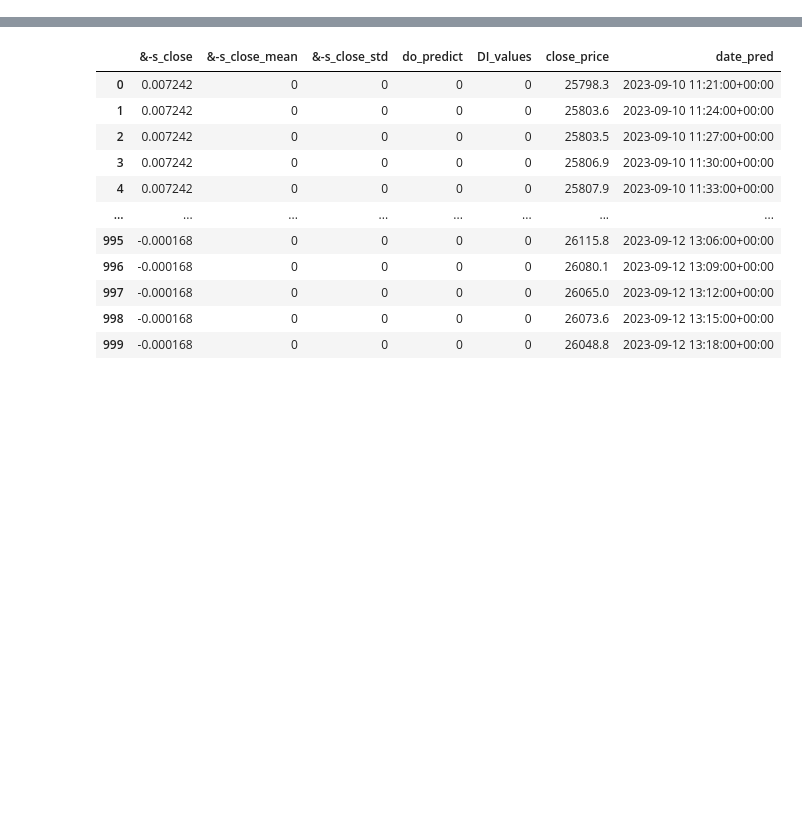
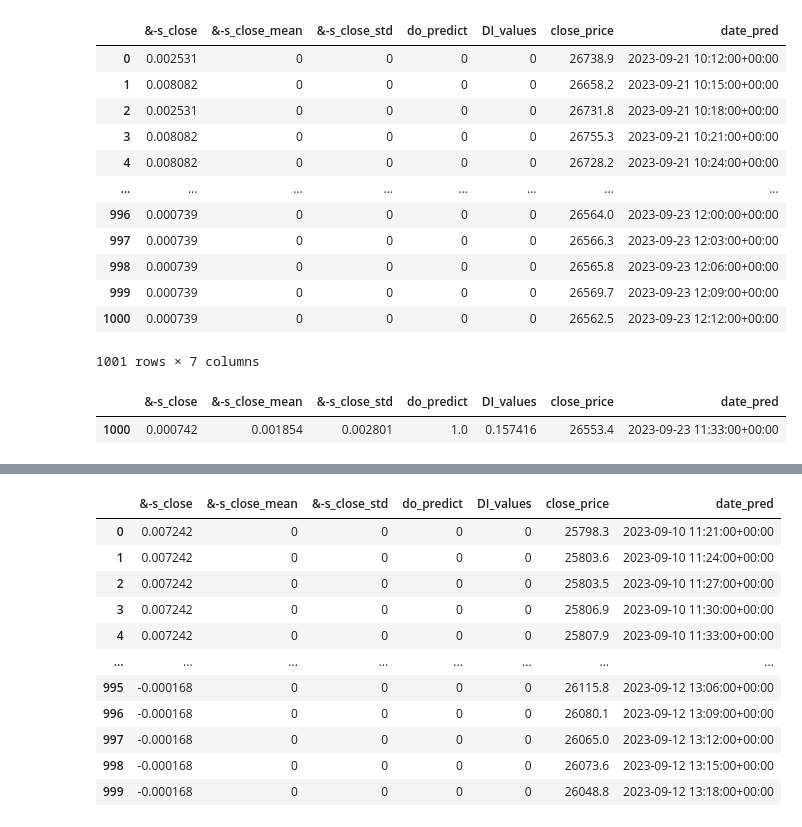
Before and after one commit to hamidreza07/freqtrade, a Jupyter notebook: 1.ipynb, the cells around one changed output, grey strips where cells are left out. Drawn from its saved outputs; the diff is of its cells as text; code cells hidden in the pictures; blank space fills up the shorter version.

```diff
--- a/1.ipynb
+++ b/1.ipynb
@@ -3,3 +3,24 @@ import pickle
 # %%
 with open('user_data/models/uniqe-id/historic_predictions.pkl','rb') as f:
     model2 = pickle.load(f)
+# %%
+model2['BTC/USDT:USDT']
+# %% [output]
+|  | &-s_close | &-s_close_mean | &-s_close_std | do_predict | DI_values | close_price | date_pred |
+| 0 | 0.002531 | 0 | 0 | 0 | 0 | 26738.9 | 2023-09-21 10:12:00+00:00 |
+| 1 | 0.008082 | 0 | 0 | 0 | 0 | 26658.2 | 2023-09-21 10:15:00+00:00 |
+| 2 | 0.002531 | 0 | 0 | 0 | 0 | 26731.8 | 2023-09-21 10:18:00+00:00 |
+| 3 | 0.008082 | 0 | 0 | 0 | 0 | 26755.3 | 2023-09-21 10:21:00+00:00 |
+| 4 | 0.008082 | 0 | 0 | 0 | 0 | 26728.2 | 2023-09-21 10:24:00+00:00 |
+| ... | ... | ... | ... | ... | ... | ... | ... |
+| 996 | 0.000739 | 0 | 0 | 0 | 0 | 26564.0 | 2023-09-23 12:00:00+00:00 |
+| 997 | 0.000739 | 0 | 0 | 0 | 0 | 26566.3 | 2023-09-23 12:03:00+00:00 |
+| 998 | 0.000739 | 0 | 0 | 0 | 0 | 26565.8 | 2023-09-23 12:06:00+00:00 |
+| 999 | 0.000739 | 0 | 0 | 0 | 0 | 26569.7 | 2023-09-23 12:09:00+00:00 |
+| 1000 | 0.000739 | 0 | 0 | 0 | 0 | 26562.5 | 2023-09-23 12:12:00+00:00 |
+1001 rows × 7 columns
+# %%
+model2['BTC/USDT:USDT'][model2['BTC/USDT:USDT']['do_predict']==1]
+# %% [output]
+|  | &-s_close | &-s_close_mean | &-s_close_std | do_predict | DI_values | close_price | date_pred |
+| 1000 | 0.000742 | 0.001854 | 0.002801 | 1.0 | 0.157416 | 26553.4 | 2023-09-23 11:33:00+00:00 |
```
Also changed, not shown: parts of 2 cells of this notebook, 3 other files.
